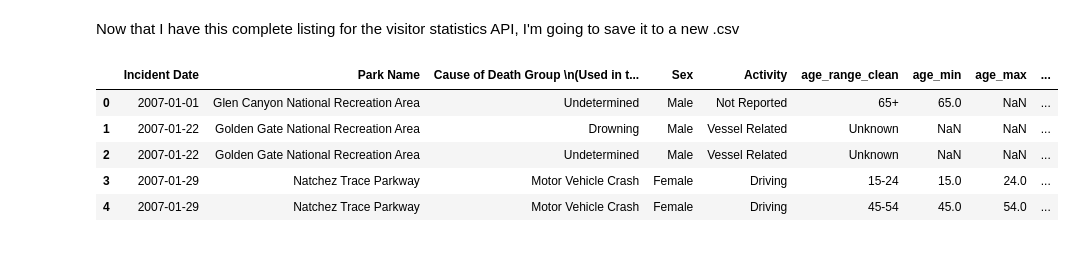
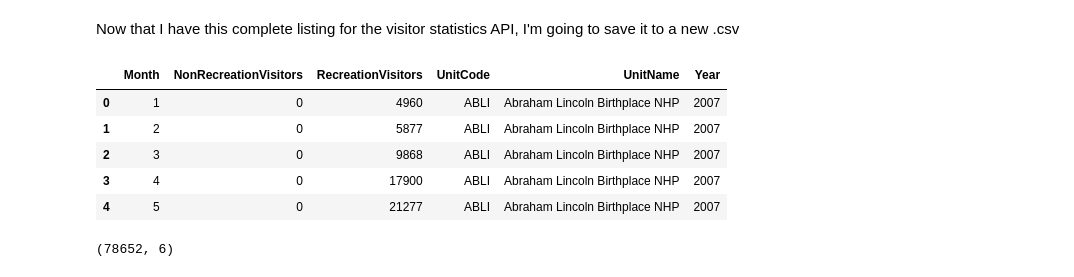
Before and after one commit to jeccalong/NPS_mini_project, a Jupyter notebook: Notebooks/NPS_mini_project.ipynb, the cells around one changed output. Cells and saved outputs as stored; diff of their text form; code cells hidden in the pictures.

Commit message:
Obtained all visitation data

```diff
--- a/Notebooks/NPS_mini_project.ipynb
+++ b/Notebooks/NPS_mini_project.ipynb
@@ -1701,9 +1701,51 @@ df_parks.to_csv("../data/visit_codes.csv", index=False)
+# %%
+BASE = "https://irmaservices.nps.gov/v3/rest/stats/visitation"
+
+# 1) get unique park
+all_codes = (
+    df_visit_codes["visitsParkCode"]
+    .dropna()
+    .astype(str)
+    .str.upper()
+    .unique()
+    .tolist()
+)
+
+def chunk_list(lst, n):
+    """Yield successive n-sized chunks from lst."""
+    for i in range(0, len(lst), n):
+        yield lst[i:i+n]
+
+CODES_PER_CALL = 50
+
+all_results = []
+
+with requests.Session() as s:
+    for chunk in chunk_list(all_codes, CODES_PER_CALL):
+        params = {
+            "unitCodes": ",".join(chunk),
+            "startMonth": 1,
+            "startYear": 2007,
+            "endMonth": 6,
+            "endYear": 2024,
+            "format": "json",
+        }
+        r = s.get(BASE, params=params, headers={"Accept": "application/json"}, timeout=30)
+        r.raise_for_status()
+        data = r.json()
+        all_results.extend(data)
+
+all_visits_df = pd.DataFrame(all_results)
 # %%
-df_with_visits.head()
+all_visits_df.head()
 # %% [output]
-|  | Incident Date | Park Name | Cause of Death Group \n(Used in t... | Sex | Activity | age_range_clean | age_min | age_max | ... |
-| 0 | 2007-01-01 | Glen Canyon National Recreation Area | Undetermined | Male | Not Reported | 65+ | 65.0 | NaN | ... |
-| 1 | 2007-01-22 | Golden Gate National Recreation Area | Drowning | Male | Vessel Related | Unknown | NaN | NaN | ... |
-| 2 | 2007-01-22 | Golden Gate National Recreation Area | Undetermined | Male | Vessel Related | Unknown | NaN | NaN | ... |
-| 3 | 2007-01-29 | Natchez Trace Parkway | Motor Vehicle Crash | Female | Driving | 15-24 | 15.0 | 24.0 | ... |
-| 4 | 2007-01-29 | Natchez Trace Parkway | Motor Vehicle Crash | Female | Driving | 45-54 | 45.0 | 54.0 | ... |
+|  | Month | NonRecreationVisitors | RecreationVisitors | UnitCode | UnitName | Year |
+| 0 | 1 | 0 | 4960 | ABLI | Abraham Lincoln Birthplace NHP | 2007 |
+| 1 | 2 | 0 | 5877 | ABLI | Abraham Lincoln Birthplace NHP | 2007 |
+| 2 | 3 | 0 | 9868 | ABLI | Abraham Lincoln Birthplace NHP | 2007 |
+| 3 | 4 | 0 | 17900 | ABLI | Abraham Lincoln Birthplace NHP | 2007 |
+| 4 | 5 | 0 | 21277 | ABLI | Abraham Lincoln Birthplace NHP | 2007 |
+# %%
+all_visits_df.shape
+# %% [output]
+(78652, 6)
```
Also changed, not shown: parts of 8 cells of this notebook, 5 other files.
